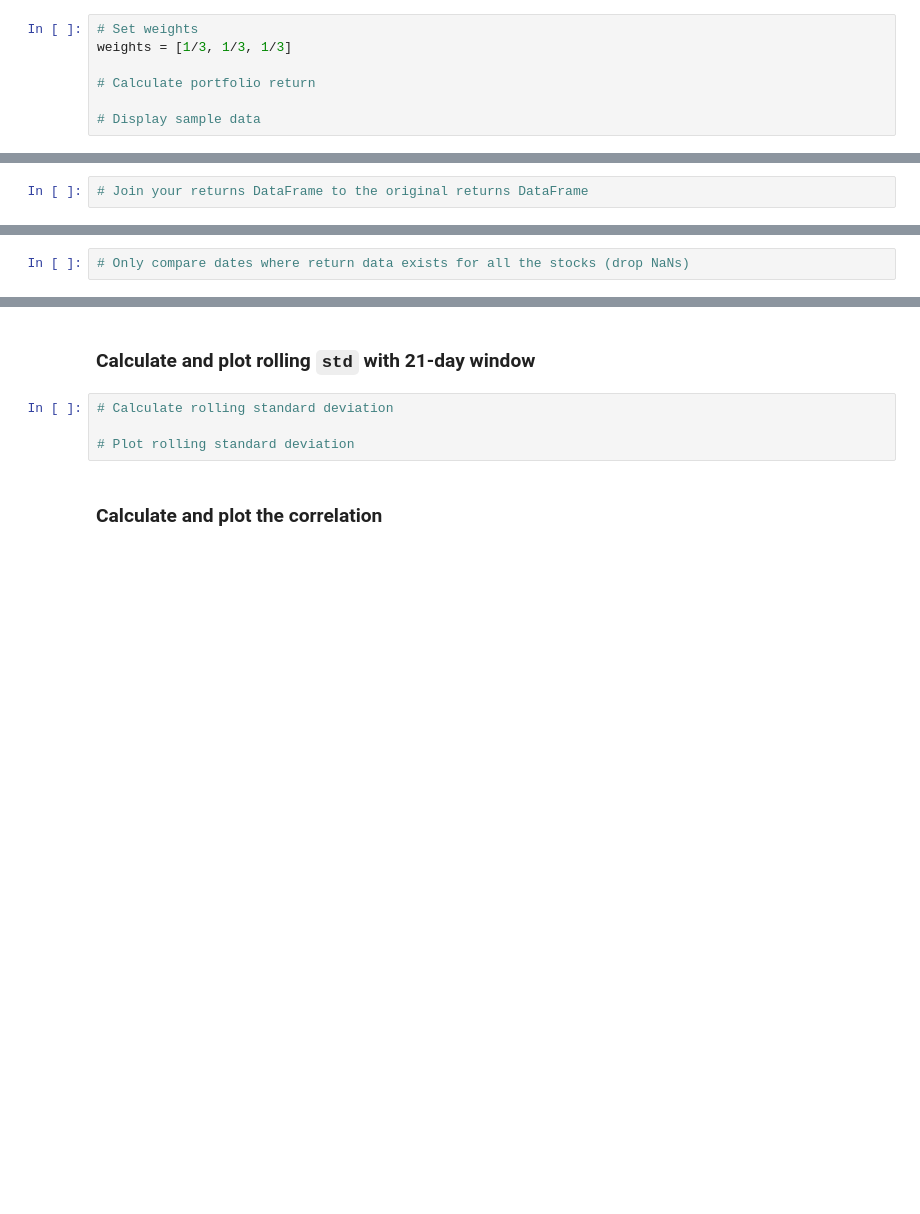
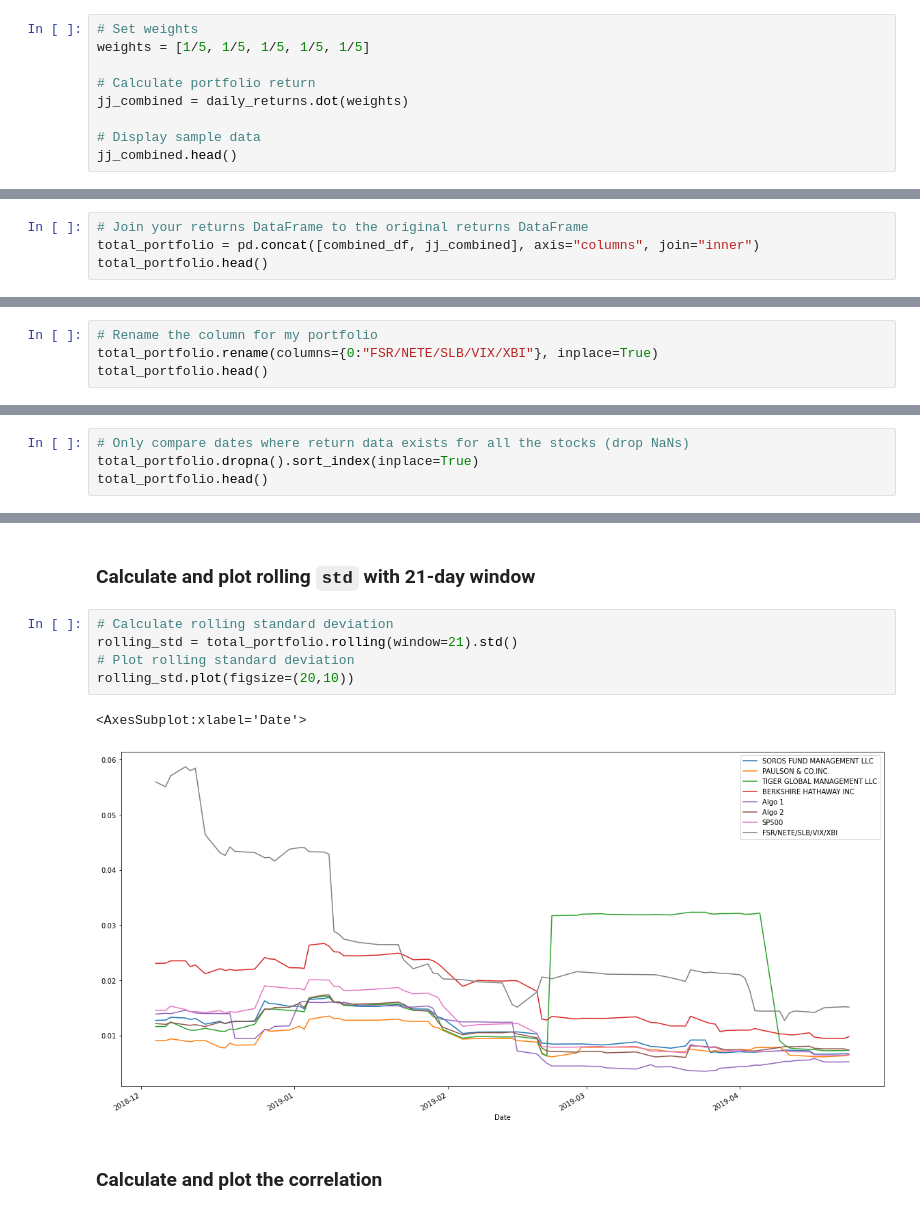
Before and after one commit to jjalomo93/Pandas-HW, a Jupyter notebook: whale_analysis.ipynb, the cells around one changed output, grey strips where cells are left out. Drawn from its saved outputs; the diff is of its cells as text; blank space fills up the shorter version.

```diff
--- a/whale_analysis.ipynb
+++ b/whale_analysis.ipynb
@@ -358,8 +461,10 @@ For this demo solution, we fetch data from three companies listes in the S&P 500
 ## Calculate the weighted returns for the portfolio assuming an equal number of shares for each stock
 # %%
 # Set weights
-weights = [1/3, 1/3, 1/3]
+weights = [1/5, 1/5, 1/5, 1/5, 1/5]
 
 # Calculate portfolio return
+jj_combined = daily_returns.dot(weights)
 
 # Display sample data
+jj_combined.head()
@@ -367,3 +480,5 @@ weights = [1/3, 1/3, 1/3]
 ## Join your portfolio returns to the DataFrame that contains all of the portfolio returns
 # %%
 # Join your returns DataFrame to the original returns DataFrame
+total_portfolio = pd.concat([combined_df, jj_combined], axis="columns", join="inner")
+total_portfolio.head()
@@ -369,0 +493,4 @@ weights = [1/3, 1/3, 1/3]
+# %%
+# Rename the column for my portfolio
+total_portfolio.rename(columns={0:"FSR/NETE/SLB/VIX/XBI"}, inplace=True)
+total_portfolio.head()
@@ -370,2 +505,4 @@ weights = [1/3, 1/3, 1/3]
 # %%
 # Only compare dates where return data exists for all the stocks (drop NaNs)
+total_portfolio.dropna().sort_index(inplace=True)
+total_portfolio.head()
@@ -379,8 +537,12 @@ weights = [1/3, 1/3, 1/3]
 ### Calculate and plot rolling `std` with 21-day window
 # %%
 # Calculate rolling standard deviation
-
+rolling_std = total_portfolio.rolling(window=21).std()
 # Plot rolling standard deviation
+rolling_std.plot(figsize=(20,10))
+# %% [output]
+<AxesSubplot:xlabel='Date'>
+[figure, added]
 # %% [markdown]
 ### Calculate and plot the correlation
 # %%
```
Also changed, not shown: parts of 35 cells of this notebook, 6 other files.
